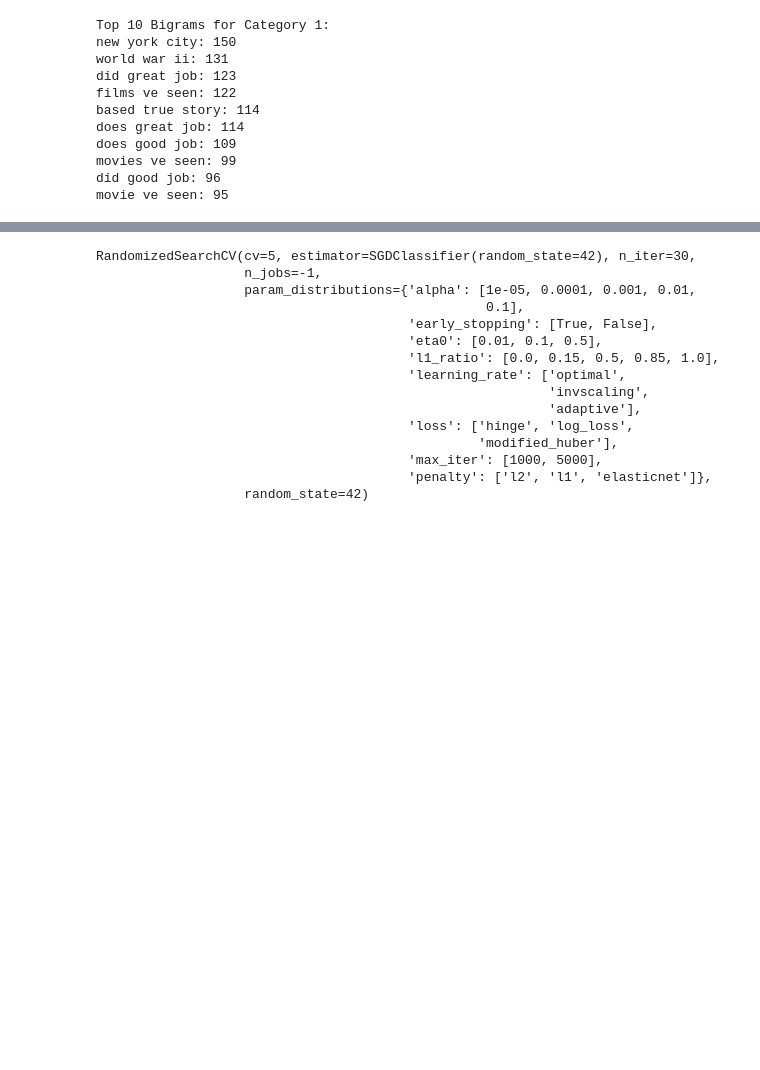
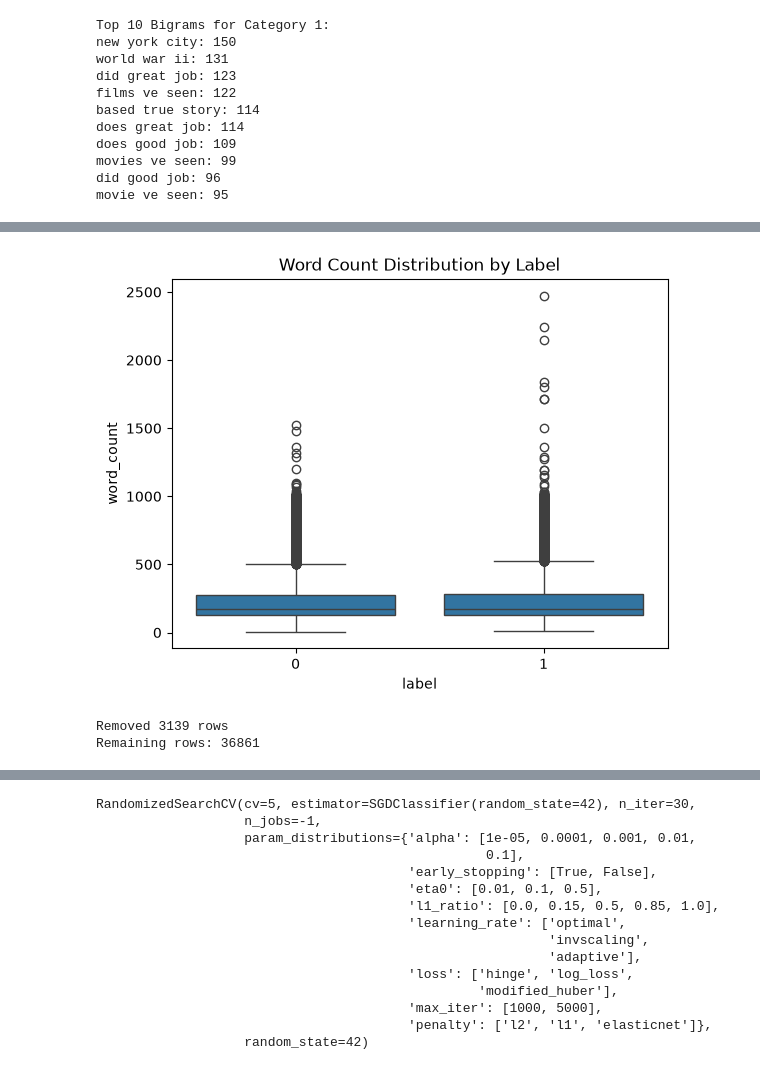
Before and after one commit to Sadam-Alvi/Sentiment-Analysis, a Jupyter notebook: app.ipynb, the cells around one changed output, grey strips where cells are left out. Cells and saved outputs as stored; diff of their text form; code cells hidden in the pictures; blank space fills up the shorter version.

```diff
--- a/app.ipynb
+++ b/app.ipynb
@@ -348,0 +364,21 @@ movie ve seen: 95
+# %%
+df["word_count"] = df["text"].astype(str).apply(lambda x: len(x.split()))
+
+sns.boxplot(x="label", y="word_count", data=df)
+
+plt.title("Word Count Distribution by Label")
+plt.show()
+# %% [output]
+[figure, added]
+# %%
+before = len(df)
+
+df = df[df["word_count"] <= 500]
+
+after = len(df)
+
+print(f"Removed {before - after} rows")
+print(f"Remaining rows: {after}")
+# %% [output]
+Removed 3139 rows
+Remaining rows: 36861
```
Also changed, not shown: parts of 9 cells of this notebook, 3 other files.
